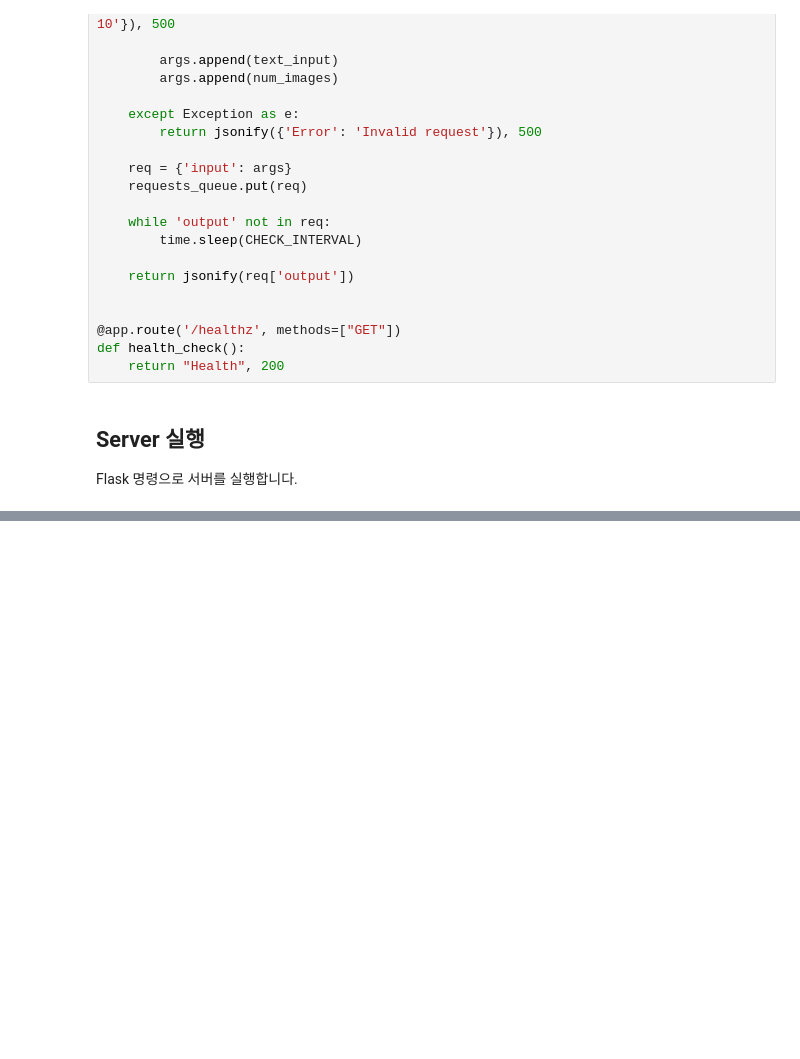
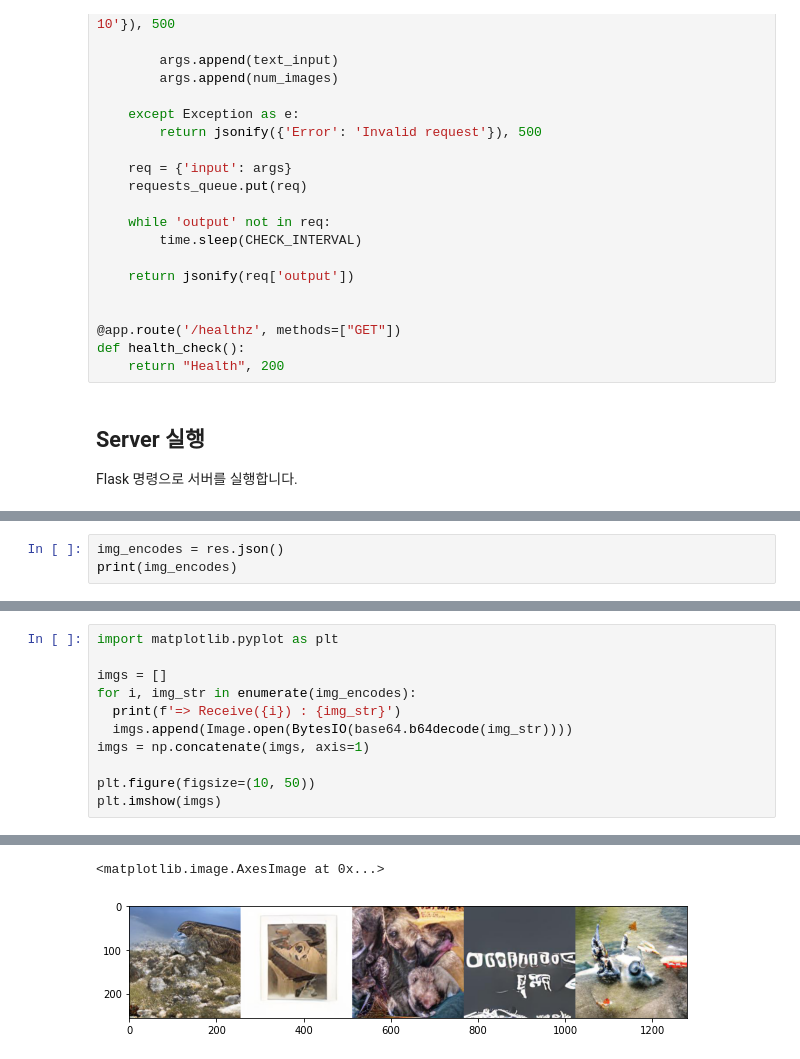
Before and after one commit to maroomir/DALLE-server, a Jupyter notebook: dalle_server_colab.ipynb, the cells around one changed output, grey strips where cells are left out. Cells and saved outputs as stored; diff of their text form; blank space fills up the shorter version.

```diff
--- a/dalle_server_colab.ipynb
+++ b/dalle_server_colab.ipynb
@@ -227,0 +290,3 @@ app.run(port=5000, host='127.0.0.1')
+# %%
+img_encodes = res.json()
+print(img_encodes)
@@ -227,0 +295,12 @@ app.run(port=5000, host='127.0.0.1')
+# %%
+import matplotlib.pyplot as plt
+
+imgs = []
+for i, img_str in enumerate(img_encodes):
+  print(f'=> Receive({i}) : {img_str}')
+  imgs.append(Image.open(BytesIO(base64.b64decode(img_str))))
+imgs = np.concatenate(imgs, axis=1)
+
+plt.figure(figsize=(10, 50))
+plt.imshow(imgs)
+# %% [output]
@@ -227,0 +312,2 @@ app.run(port=5000, host='127.0.0.1')
+<matplotlib.image.AxesImage at 0x...>
+[figure, added]
```
Also changed, not shown: parts of 15 cells of this notebook, 8 other files.
